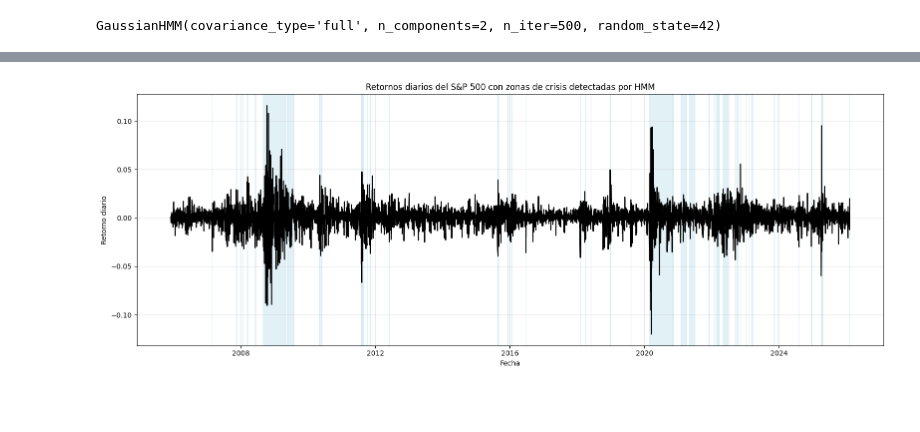
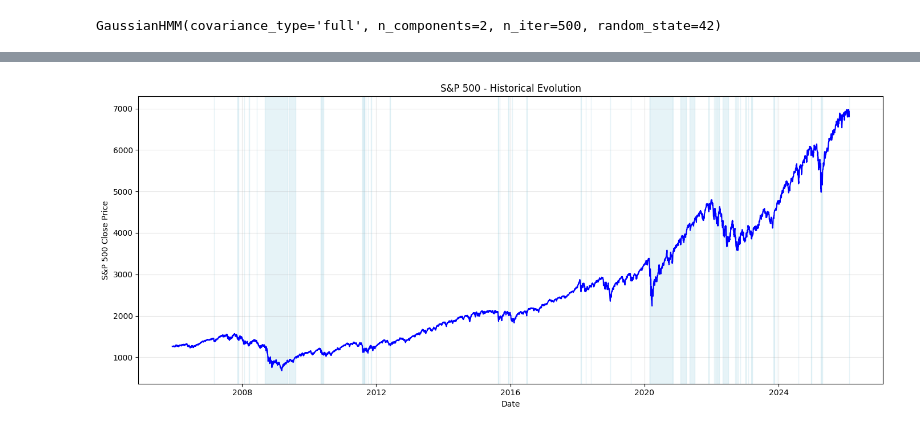
Before and after one commit to NataliaSJO/Practica-MIAX-gestion-de-riesgos, a Jupyter notebook: notebook.ipynb, the cells around one changed output, grey strips where cells are left out. Saved outputs shown, nothing was run; the diff lists cells and outputs as text; code cells hidden in the pictures; blank space fills up the shorter version.

```diff
--- a/notebook.ipynb
+++ b/notebook.ipynb
@@ -240,7 +247,7 @@ df_final.head(500)
 Con los datos obtenidos se procede a aplicar el modelo modelo  Gaussian  HMM.
 # %%
 features = [
-    '^gspc',
+    'ret_close',
     'amihud_sp500',
     'VIXCLS_change',
     'DGS10_change',
@@ -253,8 +260,8 @@ features = [
 df_final = df_final.sort_values("date").set_index("date")
 
 
-df_final = df_final.bfill() #Todos los datos de diceimbre 2005 salen a NaN, pero los datos de enero 2006 ya están completos, por lo que no hay problema.
-df_final = df_final.ffill()
+df_final = df_final.bfill() #sustituye los valores faltantes anteriores
+df_final = df_final.ffill() #sustituye los valores faltantes posteriores
 
 df_final = df_final.reset_index()
 
@@ -273,5 +280,9 @@ GaussianHMM(covariance_type='full', n_components=2, n_iter=500, random_state=42)
 # %%
 df_final["regime"] = model.predict(df_to_HMM)
 # %%
-df_final.groupby("regime")["^gspc"].mean()
+means =df_final.groupby("regime")["close"].mean()
+crisis_state = means.idxmin()
+calm_state   = means.idxmax()
+print(f"Crisis es {crisis_state}, Calma es {calm_state}")
+print(f"Numero de registros por estado: {df_final['regime'].value_counts()}")
 # %% [output]
@@ -282,37 +294,31 @@ Name: ^gspc, dtype: float64
-# %%
-plt.figure(figsize=(16,6))
-
-# Línea continua de los retornos diarios
-plt.plot(
-    returns["date"],
-    returns["^gspc"],
-    color="black",
-    linewidth=1.5,
-    label="Retornos diarios S&P 500"
-)
-
-# Unir retornos con los regímenes por fecha
-merged = returns.merge(df_final[["date", "regime"]], on="date", how="left")
-
-# Identificar periodos donde regime = 1
-crisis_mask = merged["regime"] == 1
-
-# Detectar bloques consecutivos de crisis
-merged["crisis_block"] = (crisis_mask != crisis_mask.shift()).cumsum()
-crisis_blocks = merged[crisis_mask].groupby("crisis_block")
-
-# Sombrear cada intervalo de crisis
-for _, block in crisis_blocks:
-    start = block["date"].min()
-    end = block["date"].max()
-    plt.axvspan(start, end, color="lightblue", alpha=0.35)
-
-# Estética tipo Investing.com
-plt.title("Retornos diarios del S&P 500 con zonas de crisis detectadas por HMM")
-plt.xlabel("Fecha")
-plt.ylabel("Retorno diario")
-plt.grid(alpha=0.3)
-plt.tight_layout()
-plt.show()
-# %% [output]
-[figure, removed]
+# %%
+crisis_periods = []
+current_start = None
+
+for i in range(len(df_final)):
+    if df_final["regime"].iloc[i] == crisis_state:
+        if current_start is None:
+            current_start = df_final["date"].iloc[i]
+    else:
+        if current_start is not None:
+            crisis_periods.append((current_start, df_final["date"].iloc[i]))
+            current_start = None
+
+# Si termina en crisis, cerramos el último intervalo
+if current_start is not None:
+    crisis_periods.append((current_start, df_final["date"].iloc[-1]))
+# %%
+plt.figure(figsize=(14, 6))
+plt.plot(sp500['date'], sp500['close'], linewidth=1.5, color='blue')
+plt.xlabel('Date')
+plt.ylabel('S&P 500 Close Price')
+plt.title('S&P 500 - Historical Evolution')
+plt.grid(True, alpha=0.3)
+
+for start, end in crisis_periods:
+    plt.axvspan(start, end, color='lightblue', alpha=0.3)
+
+plt.tight_layout()
+plt.show()
+# %% [output]
+[figure, added]
```
Also changed, not shown: parts of 5 cells of this notebook.
